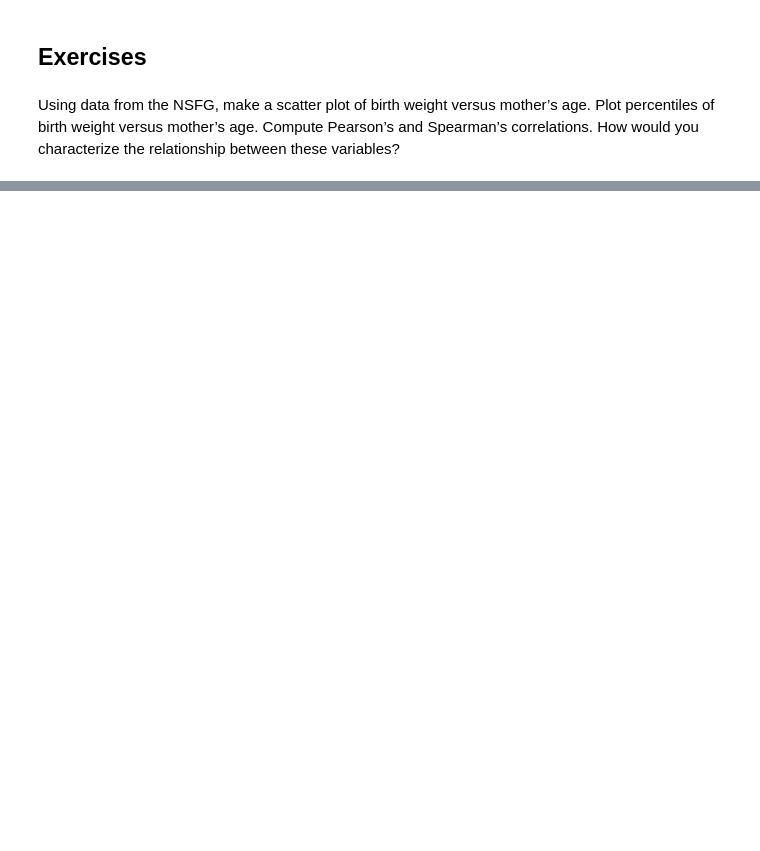
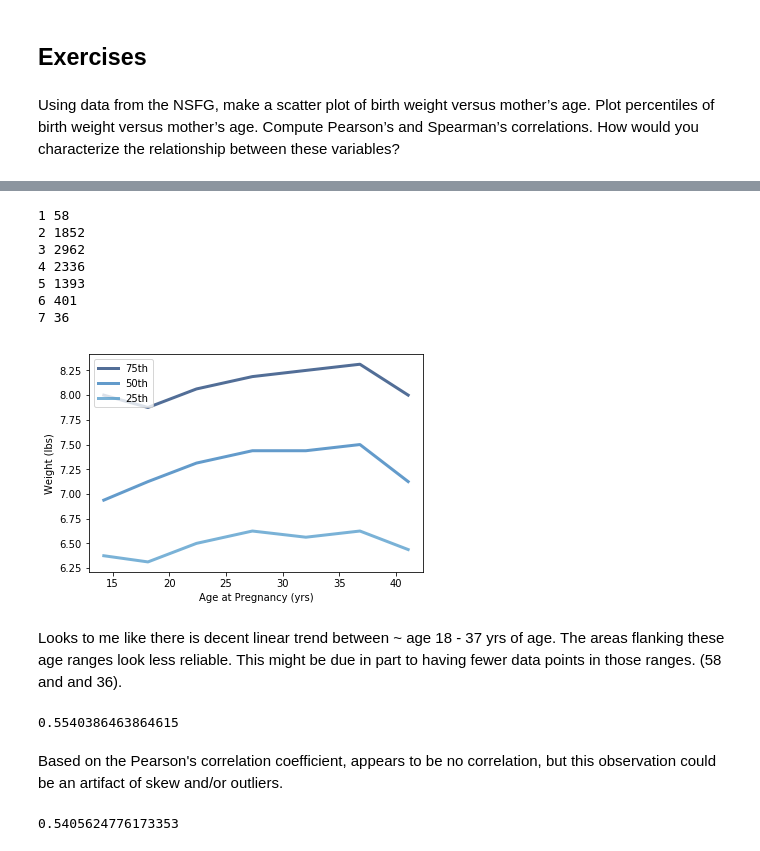
Before and after one commit to ijmiller2/ThinkStats2, a Jupyter notebook: code/chap07ex.ipynb, the cells around one changed output, grey strips where cells are left out. Cells and saved outputs as stored; diff of their text form; code cells hidden in the pictures; blank space fills up the shorter version.

```diff
--- a/code/chap07ex.ipynb
+++ b/code/chap07ex.ipynb
@@ -322,0 +347,47 @@ live = live.dropna(subset=['agepreg', 'totalwgt_lb'])
+# %%
+bins = np.arange(10, 50, 5)
+indices = np.digitize(live.agepreg, bins)
+groups = live.groupby(indices)
+
+for i, group in groups:
+    print(i, len(group))
+
+#Should this be mean age?
+mean_ages = [group.agepreg.mean() for i, group in groups]
+cdfs = [thinkstats2.Cdf(group.totalwgt_lb) for i, group in groups]
+
+for percent in [75, 50, 25]:
+    weight_percentiles = [cdf.Percentile(percent) for cdf in cdfs]
+    label = '%dth' % percent
+    thinkplot.Plot(mean_ages, weight_percentiles, label=label)
+
+thinkplot.Config(xlabel='Age at Pregnancy (yrs)',
+                 ylabel='Weight (lbs)',
+                 legend=True)
+# %% [output]
+1 58
+2 1852
+3 2962
+4 2336
+5 1393
+6 401
+7 36
+[figure, added]
+# %% [markdown]
+Looks to me like there is decent linear trend between ~ age 18 - 37 yrs of age. The areas flanking these age ranges look less reliable. This might be due in part to having fewer data points in those ranges. (58 and and 36).
+# %%
+#Pearson's correlation coefficient (sensitive to skew and outliers)
+
+Corr(live.agepreg, live.totalwgt_lb)
+Corr(mean_ages, weight_percentiles)
+# %% [output]
+0.5540386463864615
+# %% [markdown]
+Based on the Pearson's correlation coefficient, appears to be no correlation, but this observation could be an artifact of skew and/or outliers.
+# %%
+#Spearman's rank coeeficient (less sensitive to skew and outlier)
+
+SpearmanCorr(live.agepreg, live.totalwgt_lb)
+SpearmanCorr(mean_ages, weight_percentiles)
+# %% [output]
+0.5405624776173353
```
Also changed, not shown: parts of 19 cells of this notebook.
